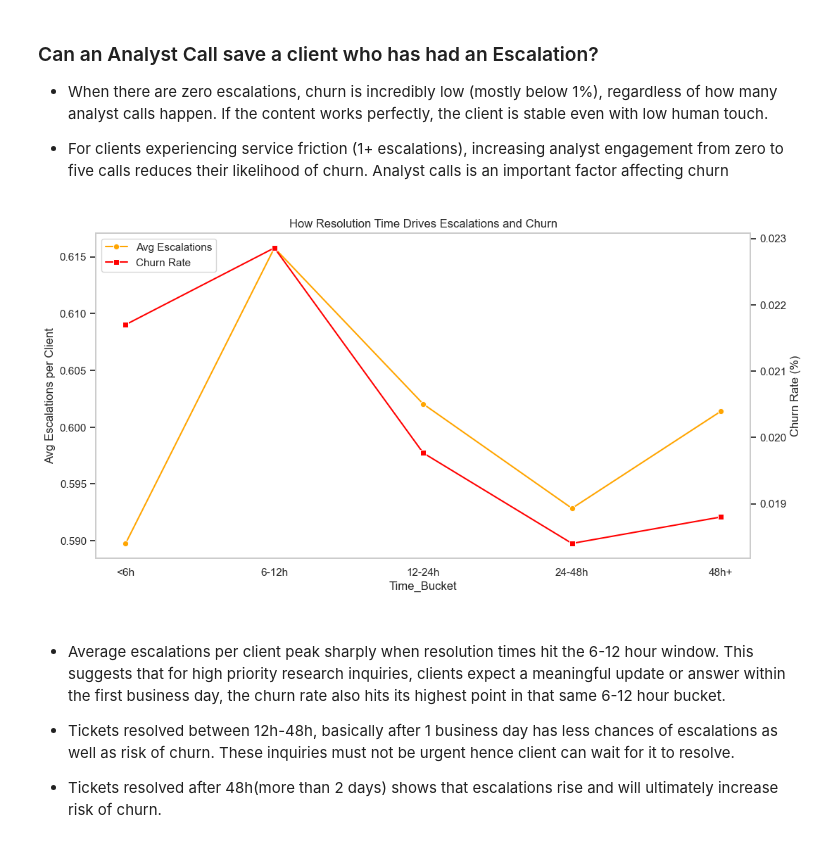
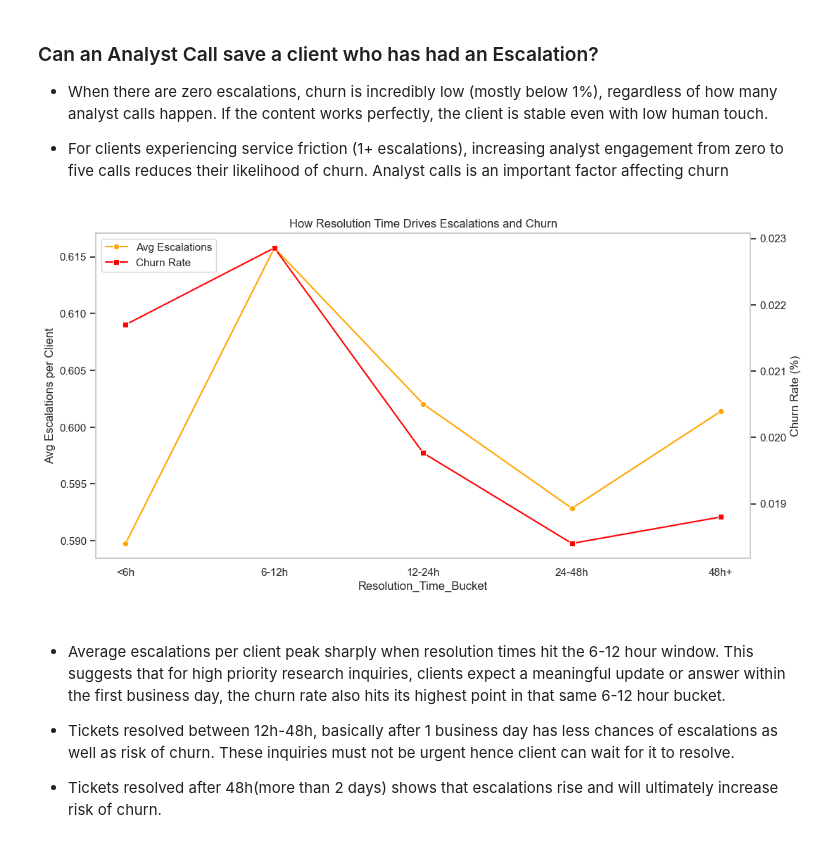
Before and after one commit to prathamgarg08/Churn-Prediction, a Jupyter notebook: notebooks/EDA.ipynb, the cells around one changed output. Cells and saved outputs as stored; diff of their text form; code cells hidden in the pictures.

```diff
--- a/notebooks/EDA.ipynb
+++ b/notebooks/EDA.ipynb
@@ -15,7 +16,7 @@ warnings.filterwarnings("ignore")
 # %% [markdown]
 ## Reading the dataset
 # %%
-df=pd.read_csv("C:/Users/prath/Downloads/Churn Prediction/Data/data.csv")
+df=pd.read_csv("C:/Users/prath/Downloads/Churn Prediction/Data/raw_data.csv")
 # %% [markdown]
 ## Exploring the data
 # %%
@@ -1093,36 +1205,36 @@ plt.show()
 # %%
 cols = ['Avg resolution time(hrs)', 'Support escalations(6m)', 'Churn flag']
 
 # 2. Create Time Bins (e.g., 0-6h, 6-12h, 12-24h, 24h+)
-df['Time_Bucket'] = pd.cut(df['Avg resolution time(hrs)'],
+df['Resolution_Time_Bucket'] = pd.cut(df['Avg resolution time(hrs)'],
                            bins=[0, 6, 12, 24, 48, 100],
                            labels=['<6h', '6-12h', '12-24h', '24-48h', '48h+'])
 
 # 3. Plot Escalation Rate and Churn Rate by Time Bucket
 plt.figure(figsize=(12, 6))
-analysis = df.groupby('Time_Bucket').agg({'Support escalations(6m)': 'mean', 'Churn flag': 'mean'})
+analysis = df.groupby('Resolution_Time_Bucket').agg({'Support escalations(6m)': 'mean', 'Churn flag': 'mean'})
 
 # Plotting the Escalation Trend
-ax = sns.lineplot(data=analysis, x='Time_Bucket', y='Support escalations(6m)', marker='o', label='Avg Escalations', color='orange')
+ax = sns.lineplot(data=analysis, x='Resolution_Time_Bucket', y='Support escalations(6m)', marker='o', label='Avg Escalations', color='orange')
 plt.ylabel('Avg Escalations per Client')
 
 # Adding Churn Rate on a secondary axis
 ax2 = ax.twinx()
-sns.lineplot(data=analysis, x='Time_Bucket', y='Churn flag', marker='s', label='Churn Rate', color='red', ax=ax2)
+sns.lineplot(data=analysis, x='Resolution_Time_Bucket', y='Churn flag', marker='s', label='Churn Rate', color='red', ax=ax2)
 ax2.set_ylabel('Churn Rate (%)')
 lines1, labels1 = ax.get_legend_handles_labels()
 lines2, labels2 = ax2.get_legend_handles_labels()
 
 ax.grid(False)
 ax2.grid(False)
 # Combine them and place in a single legend box (upper right, outside plot if needed)
 ax.legend(lines1 + lines2, labels1 + labels2, loc='upper left', frameon=True)
 ax2.get_legend().remove()
 
 plt.title('How Resolution Time Drives Escalations and Churn')
 plt.show()
 # %% [output]
-[figure, old version]
+[figure, new version]
 # %% [markdown]
 ###
 * Average escalations per client peak sharply when resolution times hit the 6-12 hour window. This suggests that for high priority research inquiries, clients expect a meaningful update or answer within the first business day, the churn rate also hits its highest point in that same 6-12 hour bucket.
```
Also changed, not shown: parts of 28 cells of this notebook, 8 other files.
